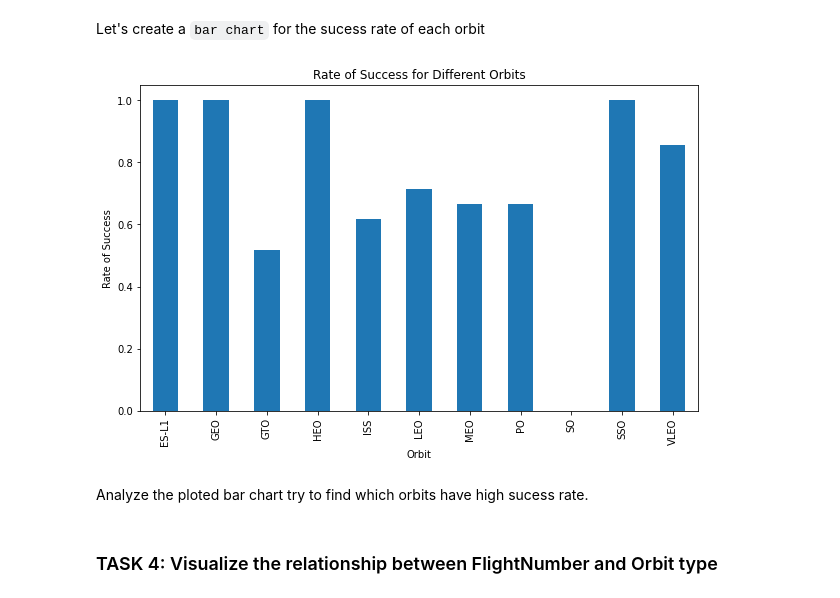
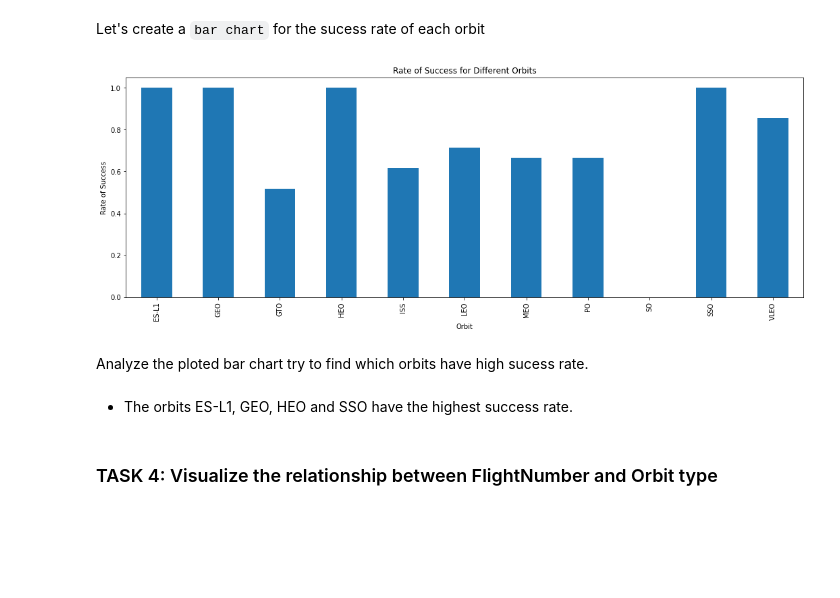
Before and after one commit to jnsbrieo/Capstone-Project-IBM-Data-Science-Course, a Jupyter notebook: 2.2_eda-dataviz.ipynb, the cells around one changed output. Saved outputs shown, nothing was run; the diff lists cells and outputs as text; code cells hidden in the pictures; blank space fills up the shorter version.

```diff
--- a/2.2_eda-dataviz.ipynb
+++ b/2.2_eda-dataviz.ipynb
@@ -117,17 +131,22 @@ Let's create a `bar chart` for the sucess rate of each orbit
 # %%
 # HINT use groupby method on Orbit column and get the mean of Class column
 df_task3 = df.groupby(['Orbit'], as_index=True)['Class'].mean()
-df_task3.plot(kind='bar', figsize=(10, 6))
+df_task3.plot(kind='bar', figsize=(18, 6))
 
 plt.xlabel('Orbit') # add to x-label to the plot
 plt.ylabel('Rate of Success') # add y-label to the plot
 plt.title('Rate of Success for Different Orbits') # add title to the plot
 
+# save plot to file
+plt.savefig('pictures/2.2_eda_plotting/3bar_orbit_vs_successrate.png')
+
 plt.show()
 # %% [output]
-[figure, old version]
+[figure, new version]
 # %% [markdown]
 Analyze the ploted bar chart try to find which orbits have high sucess rate.
+# %% [markdown]
+- The orbits ES-L1, GEO, HEO and SSO have the highest success rate.
 # %% [markdown]
 ### TASK  4: Visualize the relationship between FlightNumber and Orbit type
 # %% [markdown]
```
Also changed, not shown: parts of 8 cells of this notebook, 6 other files.
